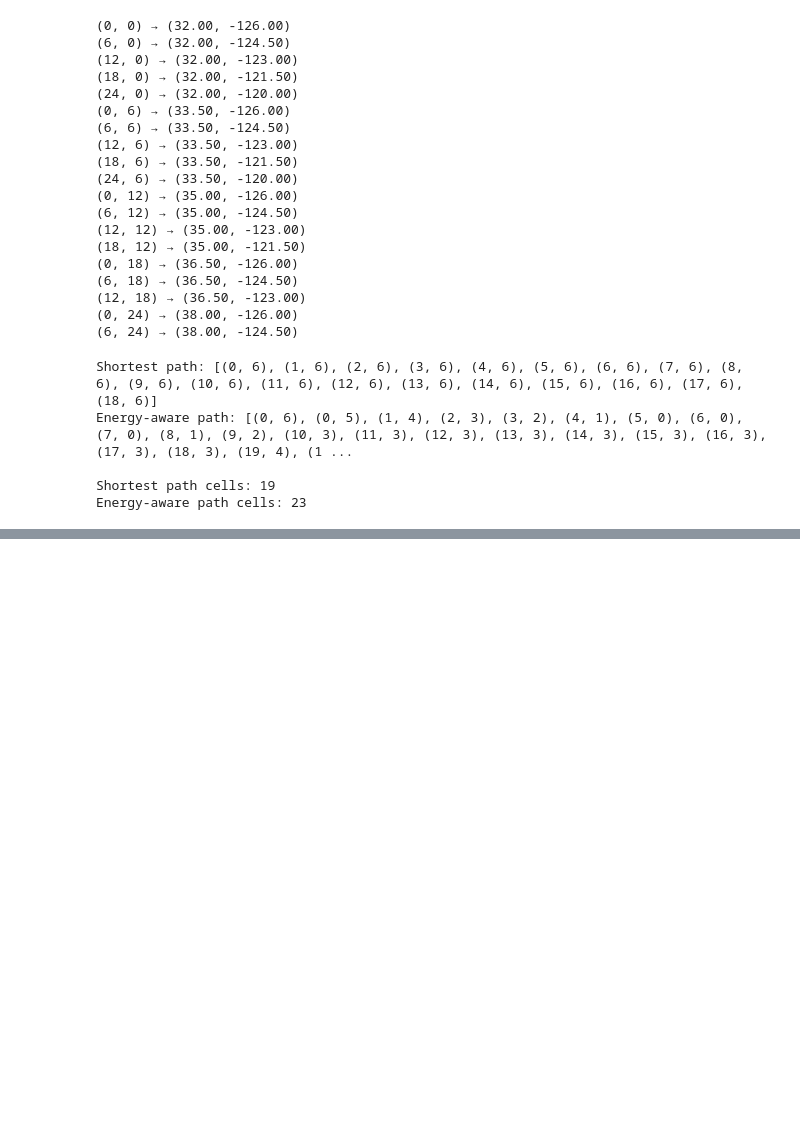
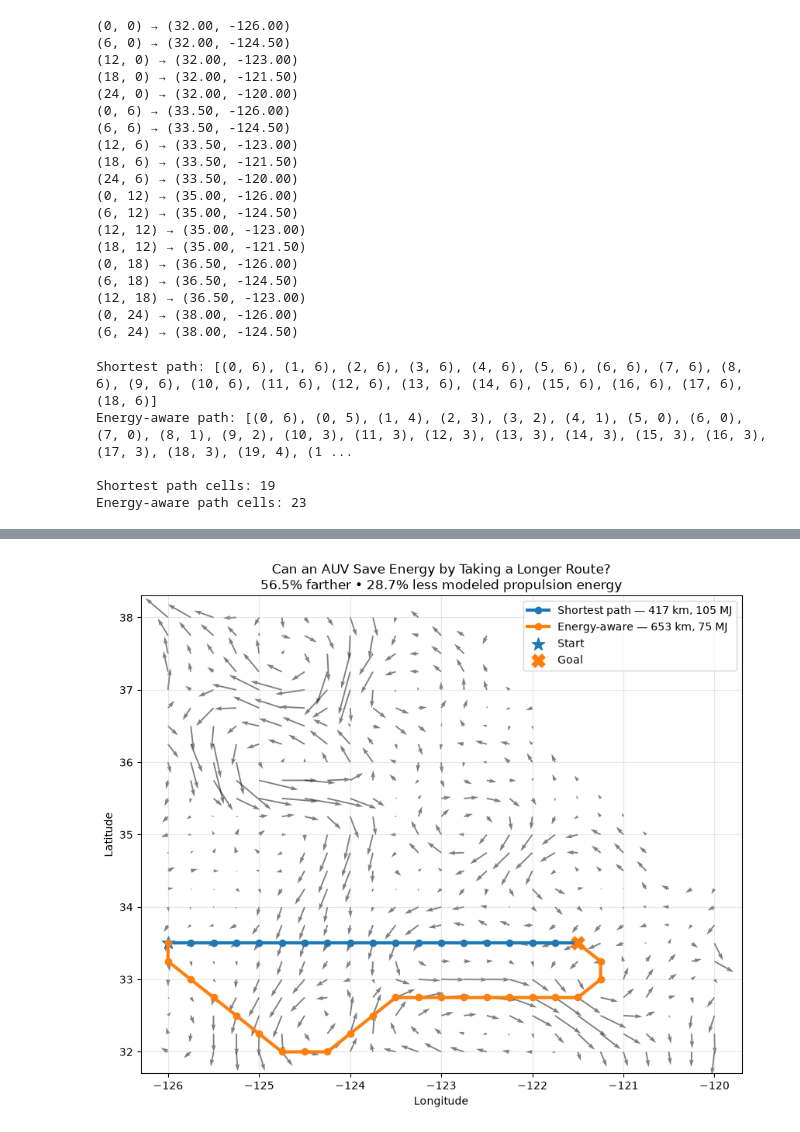
Before and after one commit to ananyaathreyas/current-aware-auv-planning, a Jupyter notebook: notebooks/demo.ipynb, the cells around one changed output, grey strips where cells are left out. Saved outputs shown, nothing was run; the diff lists cells and outputs as text; code cells hidden in the pictures; blank space fills up the shorter version.

Commit message:
Update OSCAR data workflow and demo

```diff
--- a/notebooks/demo.ipynb
+++ b/notebooks/demo.ipynb
@@ -4,14 +4,24 @@ import numpy as np
 
 from auv_planning.oscar_loader import load_oscar_region
 # %%
+from pathlib import Path
+
+history_dir = Path("../data/raw/oscar_history")
+
+files = sorted(history_dir.glob("*.nc"))
+
+print(f"Found {len(files)} OSCAR files")
+print("Using:", files[-1])
+
 grid = load_oscar_region(
-    "../data/raw/oscar_currents_final_20250915.nc",
+    files[-1],
     min_lat=32,
     max_lat=38,
     min_lon=-126,
     max_lon=-120,
 )
 
+
 print("Grid:", grid.current_u.shape)
 print("Usable ocean cells:", grid.traversable.sum())
 # %% [output]
@@ -119,0 +207,82 @@ Energy-aware path cells: 23
+# %%
+# Convert grid paths into longitude/latitude coordinates
+def path_coordinates(grid, path):
+    lons = [grid.longitudes[x] for x, y in path]
+    lats = [grid.latitudes[y] for x, y in path]
+    return lons, lats
+
+
+shortest_lons, shortest_lats = path_coordinates(grid, shortest_path)
+energy_lons, energy_lats = path_coordinates(grid, energy_path)
+
+lon, lat = np.meshgrid(grid.longitudes, grid.latitudes)
+
+u = np.where(grid.traversable, grid.current_u, np.nan)
+v = np.where(grid.traversable, grid.current_v, np.nan)
+
+plt.figure(figsize=(10, 8))
+
+# NASA OSCAR current field
+plt.quiver(
+    lon,
+    lat,
+    u,
+    v,
+    alpha=0.5,
+)
+
+# Shortest-distance route
+plt.plot(
+    shortest_lons,
+    shortest_lats,
+    marker="o",
+    linewidth=3,
+    label="Shortest path — 417 km, 105 MJ",
+)
+
+# Energy-aware route
+plt.plot(
+    energy_lons,
+    energy_lats,
+    marker="o",
+    linewidth=3,
+    label="Energy-aware — 653 km, 75 MJ",
+)
+
+# Start and goal
+plt.scatter(
+    shortest_lons[0],
+    shortest_lats[0],
+    s=150,
+    marker="*",
+    label="Start",
+)
+
+plt.scatter(
+    shortest_lons[-1],
+    shortest_lats[-1],
+    s=150,
+    marker="X",
+    label="Goal",
+)
+
+plt.xlabel("Longitude")
+plt.ylabel("Latitude")
+
+plt.title(
+    "Can an AUV Save Energy by Taking a Longer Route?\n"
+    "56.5% farther • 28.7% less modeled propulsion energy"
+)
+
+plt.legend()
+plt.grid(alpha=0.3)
+
+plt.savefig(
+    "../results/path_comparison.png",
+    dpi=300,
+    bbox_inches="tight",
+)
+
+plt.show()
+# %% [output]
+[figure, added]
```
Also changed, not shown: parts of 1 cell of this notebook, 4 other files.
